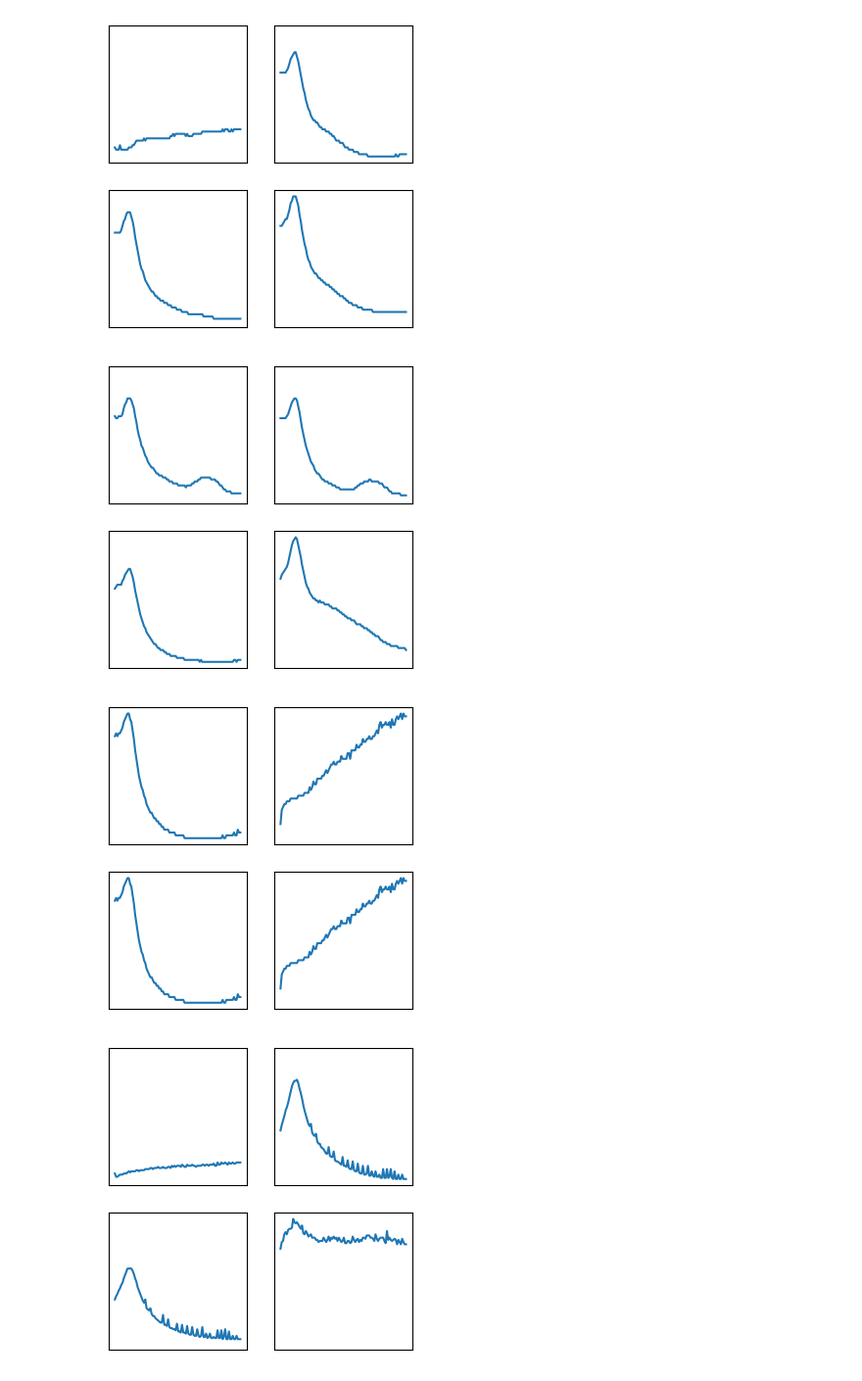
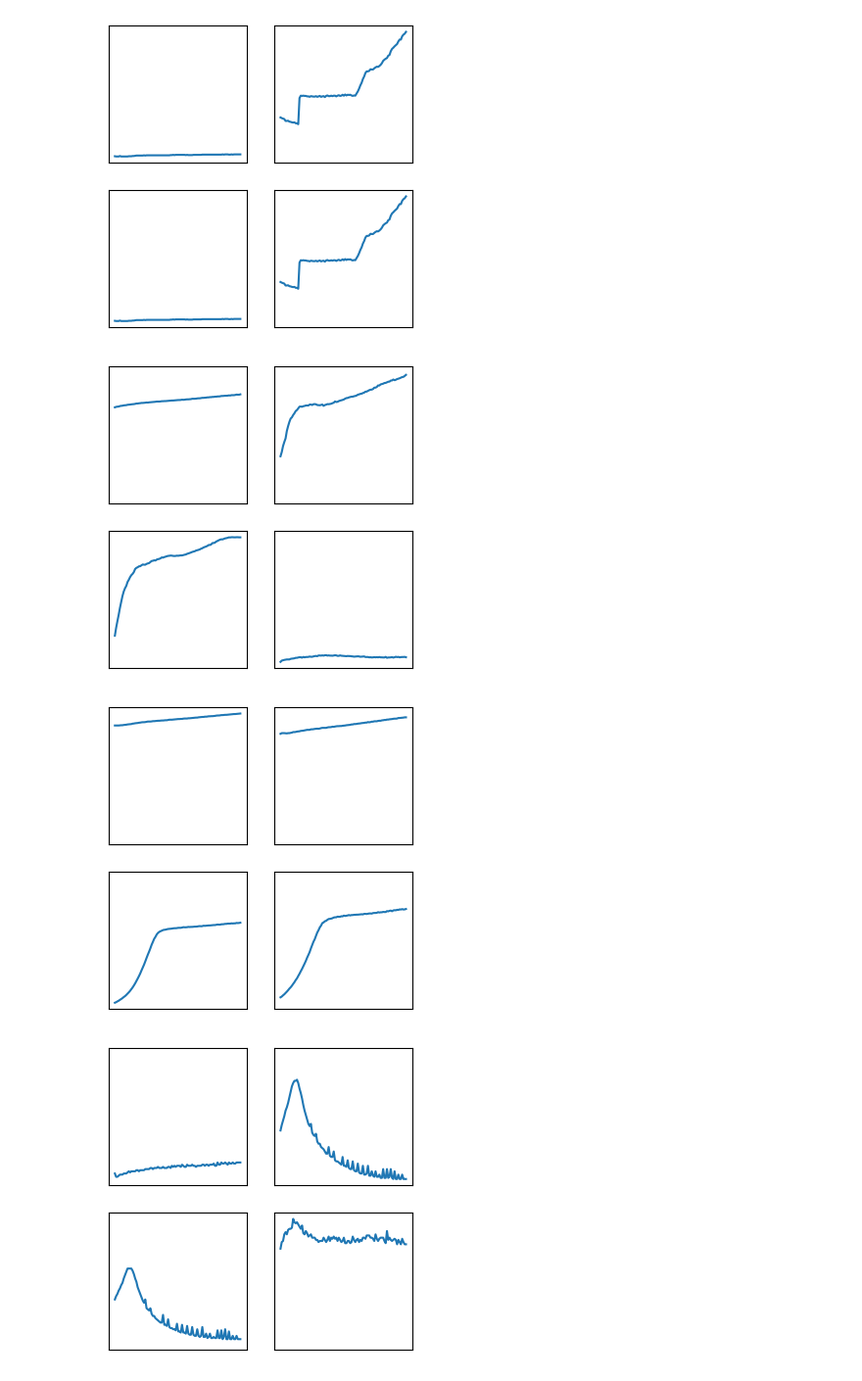
Before and after one commit to rutuja-gupte/sharp-pombe-fitness, a Jupyter notebook: Plotting Plates.ipynb, the cells around one changed output. Shown at 98% size. Saved outputs shown, nothing was run; the diff lists cells and outputs as text; code cells hidden in the pictures.

```diff
--- a/Plotting Plates.ipynb
+++ b/Plotting Plates.ipynb
@@ -72,8 +75,12 @@ files
 # %%
-df5 = load_df(files[5])
-df6 = load_df(files[6])
-df7 = load_df(files[7])
-df8 = load_df(files[8])
+df1 = load_df(files[6])
+print(files[6])
+df2 = load_df(files[7])
+print(files[7])
+df3 = load_df(files[8])
+print(files[8])
+df4 = load_df(files[9])
+print(files[9])
 # %% [output]
 A value is trying to be set on a copy of a slice from a DataFrame.
 Try using .loc[row_indexer,col_indexer] = value instead
@@ -98,15 +109,15 @@ See the caveats in the documentation: https://pandas.pydata.org/pandas-docs/stab
 # %%
-inspect_well(df5, 'A1', 'G2', 'M2', 'B4')
+inspect_well(df1, 'A1', 'K13', 'A1', 'K13')
 # %% [output]
-[figure, old version]
+[figure, new version]
 # %%
-inspect_well(df5, 'H12', 'H13', 'B16', 'B22')
+inspect_well(df3, 'O19', 'A19', 'O21', 'G22')
 # %% [output]
-[figure, old version]
+[figure, new version]
 # %%
-inspect_well(df5, 'D23', 'P24', 'D23', 'P24')
+inspect_well(df3, 'L2', 'P12', 'E17', 'M17')
 # %% [output]
-[figure, old version]
+[figure, new version]
 # %%
 inspect_well(df6, 'A22', 'B22', 'B23', 'G24')
 # %% [output]
```
Also changed, not shown: parts of 3 cells of this notebook, 3 other files.
